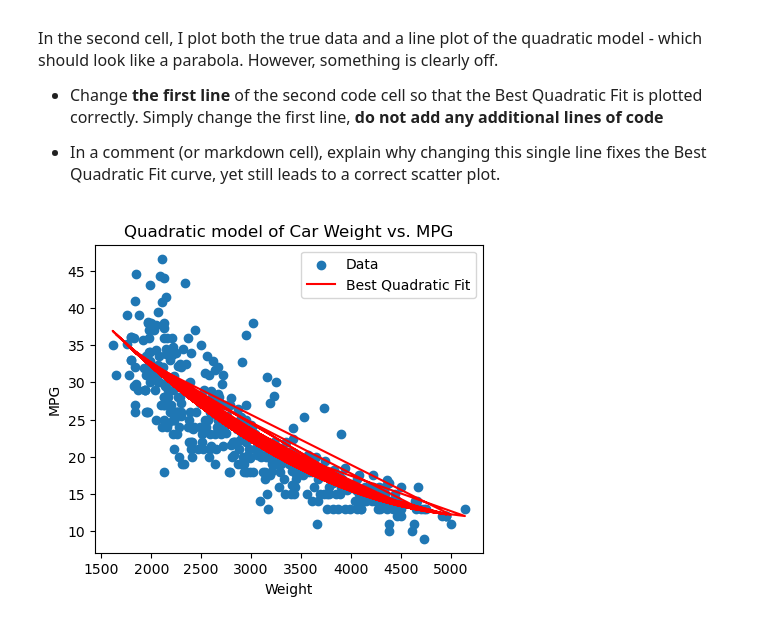
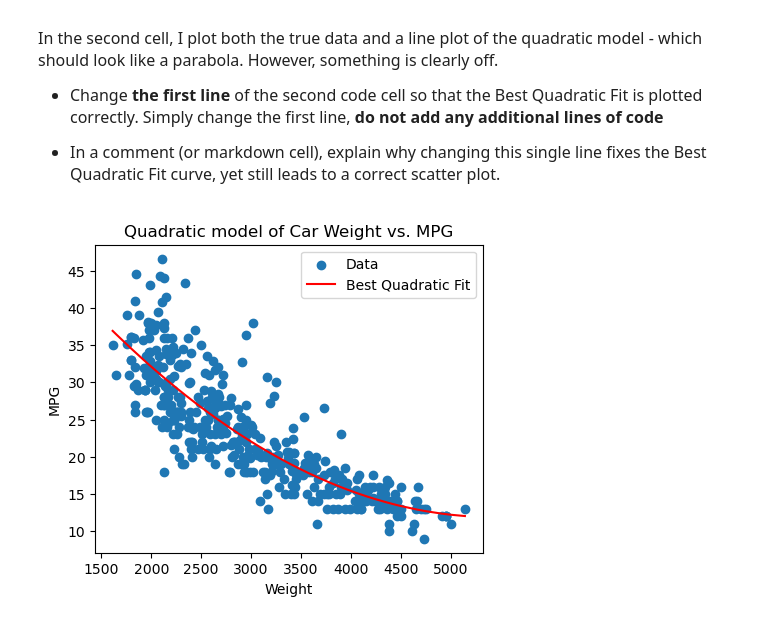
Before and after one commit to gabevu/qtm151fall2025, a Jupyter notebook: Assignments/assignment_9/assignment9.ipynb, the cells around one changed output. Drawn from its saved outputs; the diff is of its cells as text; code cells hidden in the pictures.

```diff
--- a/Assignments/assignment_9/assignment9.ipynb
+++ b/Assignments/assignment_9/assignment9.ipynb
@@ -171,26 +171,26 @@ a, b, c = np.polyfit(x = independent_var, y = dependent_var,
 # %%
 # RUN THE CELL ABOVE FIRST
 
 ######
-df_plot = df_cars  # <- change this line, do NOT add new lines of code
+df_plot = df_cars.sort_values("weight")  # <- change this line, do NOT add new lines of code
 ######
 
 # You were asked to add a comment or markdown cell too.
 # If this is news to you, re-read the question prompt.
 
 # Do not change any code below here. (Adding a comment below here is fine)
-x_data = df_plot["weight"]
+#This is because sorting the dataframe by weight ensures that when the best line of fit is plotted, that it's connected in the correct order (which matters) and avoids creating multiple cluttered lines.
 
 y_scatter = df_plot["mpg"]
 y_line = a * df_plot["weight"]**2 + b * df_plot["weight"] + c
 
 plt.figure(figsize=(5,4))
 plt.scatter(x_data, y_scatter, label = "Data")
 plt.plot(x_data, y_line, color = "red", label = "Best Quadratic Fit")
 plt.legend()
 plt.xlabel("Weight")
 plt.ylabel("MPG")
 plt.title("Quadratic model of Car Weight vs. MPG")
 plt.show()
 # %% [output]
-[figure, old version]
+[figure, new version]
```
